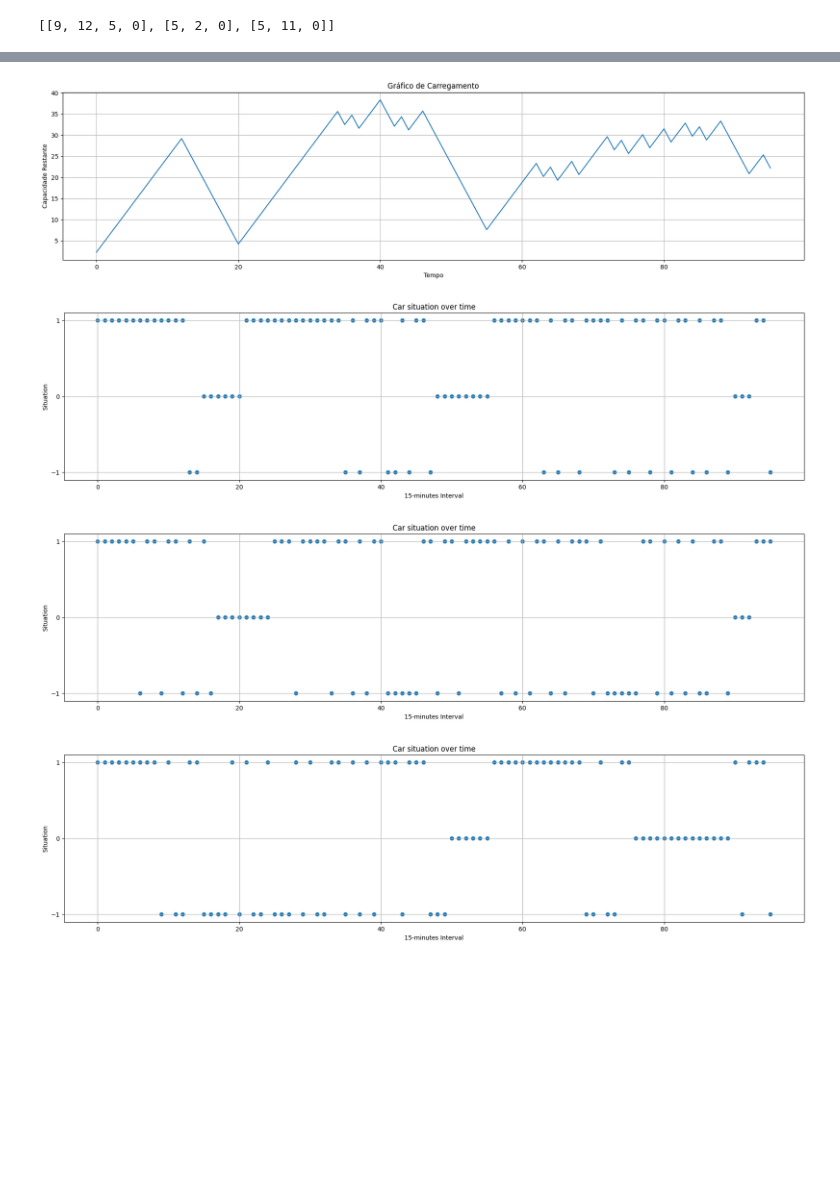
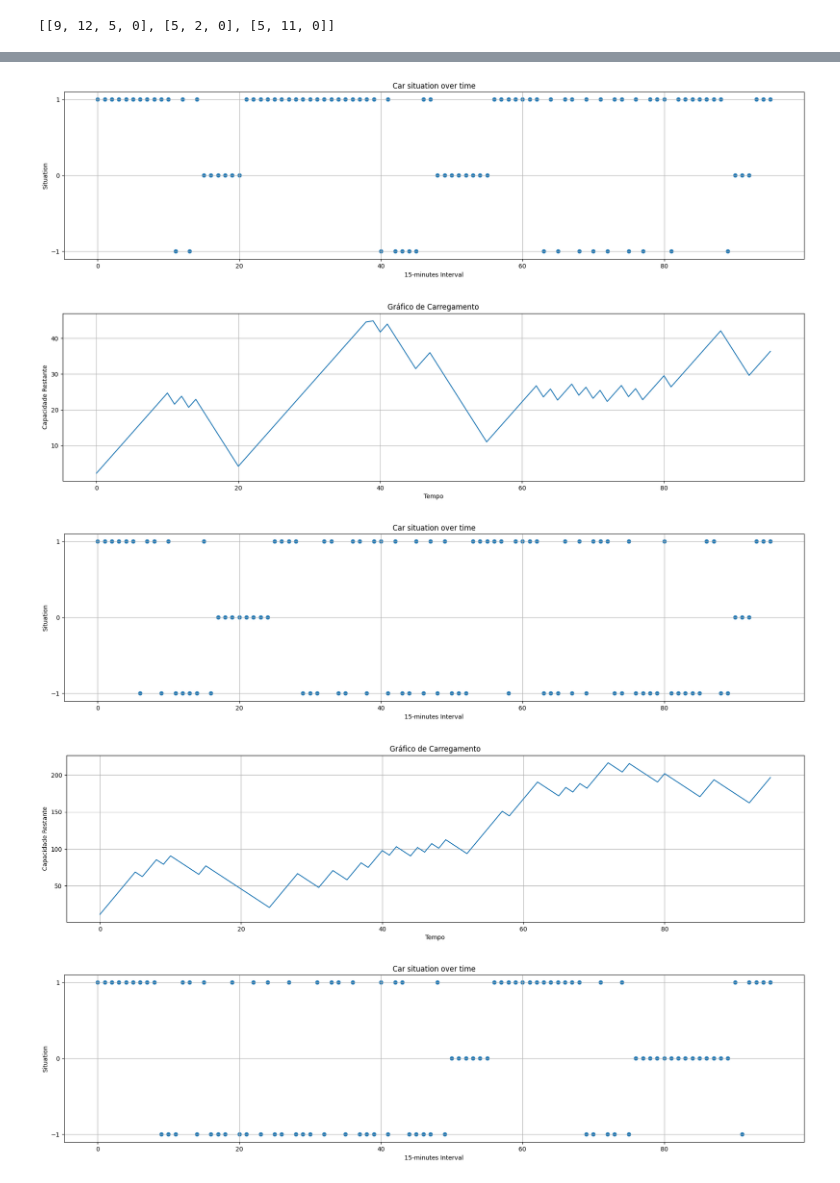
Before and after one commit to pachecowillians/grey-wolf-optimization, a Jupyter notebook: gwo_evrp.ipynb, the cells around one changed output, grey strips where cells are left out. Drawn from its saved outputs; the diff is of its cells as text; code cells hidden in the pictures; blank space fills up the shorter version.

Commit message:
feat: joining graphs

```diff
--- a/gwo_evrp.ipynb
+++ b/gwo_evrp.ipynb
@@ -192,33 +182,30 @@ def split_list(lst, chunk_size=NUM_INTERVALS):
 # %%
 separated_cars_state = split_list(cars_state)
 # %%
-car_energy = 0
+def plot_car_battery(car_states, car):
+    car_energy = 0
 
-capacity_in_time = []
+    capacity_in_time = []
 
-for car_state in separated_cars_state[0]:
-    if car_state <= 0:
-        car_energy -= cars[0]["tx_discharge"]
-    else:
-        car_energy = min(car_energy + cars[0]["tx_charge"], cars[0]["autonomy_kwh"])
+    for car_state in car_states:
+        if car_state <= 0:
+            car_energy -= car["tx_discharge"]
+        else:
+            car_energy = min(car_energy + car["tx_charge"], car["autonomy_kwh"])
 
-    capacity_in_time.append(car_energy)
+        capacity_in_time.append(car_energy)
 
-
-# Plotar o gráfico
-plt.figure(figsize=(22, 5))
-plt.plot(capacity_in_time)
-plt.title("Gráfico de Carregamento")
-plt.xlabel("Tempo")
-plt.ylabel("Capacidade Restante")
-plt.grid(True)
-plt.show()
+    plt.figure(figsize=(22, 5))
+    plt.plot(capacity_in_time)
+    plt.title("Gráfico de Carregamento")
+    plt.xlabel("Tempo")
+    plt.ylabel("Capacidade Restante")
+    plt.grid(True)
+    plt.show()
-# %% [output]
-[figure, removed]
 # %%
-for item in separated_cars_state:
+def plot_car_states(car_states):
     plt.figure(figsize=(22, 5))
-    plt.scatter(range(len(item)), item, marker="o")
+    plt.scatter(range(len(car_states)), car_states, marker="o")
     plt.title("Car situation over time")
     plt.xlabel("15-minutes Interval")
     plt.ylabel("Situation")
@@ -226,7 +213,13 @@ for item in separated_cars_state:
     plt.yticks([-1, 0, 1])
     plt.ylim(-1.1, 1.1)
     plt.show()
-# %% [output]
-[figure, removed]
-[figure, removed]
-[figure, removed]
+# %%
+for car_states, car in zip(separated_cars_state, cars):
+    plot_car_states(car_states)
+    plot_car_battery(car_states, car)
+# %% [output]
+[figure, added]
+[figure, added]
+[figure, added]
+[figure, added]
+[figure, added]
```
Also changed, not shown: parts of 3 cells of this notebook.
